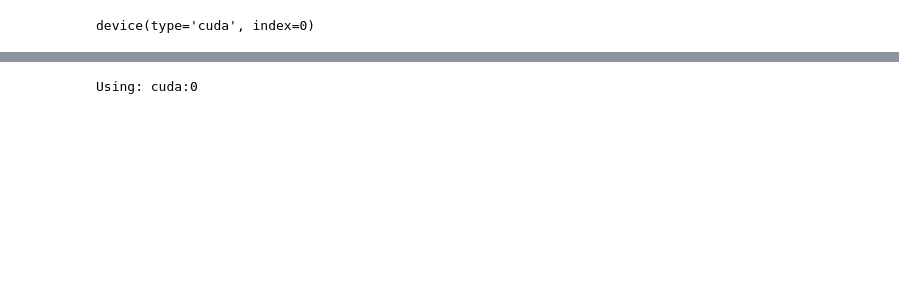
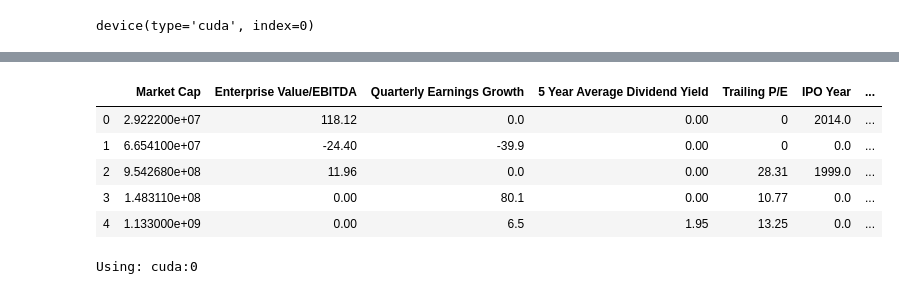
Before and after one commit to KevinJustinYu/Stock-Market-Analysis, a Jupyter notebook: Pytorch Neural Net For Predicting Prices.ipynb, the cells around one changed output, grey strips where cells are left out. Cells and saved outputs as stored; diff of their text form; code cells hidden in the pictures; blank space fills up the shorter version.

```diff
--- a/Pytorch Neural Net For Predicting Prices.ipynb
+++ b/Pytorch Neural Net For Predicting Prices.ipynb
@@ -62,13 +62,27 @@ def apply_dl(X, y, categorical):
 # %%
-financial_data = pd.read_csv("csv_files/company_stats_2019-08-30.csv")
-financial_data = financial_data[pd.notnull(financial_data['Industry'])] # Remove rows with nan values for industry
-financial_data = financial_data[pd.notnull(financial_data['Sector'])]  # Remove rows with nan values for sector
+csv_filenames = glob.glob("csv_files/company_stats_*.csv")
+financial_data = pd.DataFrame()
+for csv_name in tqdm(csv_filenames):
+    # Remove rows with nan values for industry and sector
+    try:
+        daily_data = pd.read_csv(csv_name, encoding='cp1252')
+        daily_data = daily_data[pd.notnull(daily_data['Industry'])]
+        daily_data = daily_data[pd.notnull(daily_data['Sector'])]
+        financial_data = financial_data.append(daily_data, sort=False)
+    except:
+        print('Importing data from', csv_name, 'failed.')
+
+financial_data = financial_data.reset_index()
+print(financial_data.head())
+print('Master dataframe columns: ', financial_data.columns)
+
 # Convert sector and industry to categoricals
 financial_data['Industry'] = financial_data['Industry'].astype('category')
 financial_data['Sector'] = financial_data['Sector'].astype('category')
 
 to_remove = ['Ticker', 'Name', 'Price', 'IPO Year']
 categorical = ['Sector', 'Industry']
+
 # Convert categorical variables to integers to feed in the model
 financial_data[categorical] = financial_data[categorical].apply(lambda x: x.cat.codes)
 feature_cols = [x for x in financial_data.columns if x not in to_remove]
@@ -83,3 +117,42 @@ valdl = apply_dl(X_test, y_test, categorical)
+# %%
+def parse_col_attributes(col_name):
+    replacements = {
+                        '(TTM)' : '',
+                        '(ttm)' : '',
+                        '(YOY)' : '',
+                        ' (intraday)' : '',
+                        ' (5 yr expected)' : '',
+                        '(5yr Expected)': '',
+                        '(3Y Monthly)' : '',
+                        ' (3Y Monthly)' : ''
+                   }
+    for code, replacement in replacements.items():
+        col_name = col_name.replace(code, replacement)
+    return col_name
+
+# Get the unique column values in the dataframe so we can combine data
+unique_attributes = set([parse_col_attributes(col) for col in financial_data.columns])
+
+# Iterate through attributes and fill master_data
+master_data = pd.DataFrame()
+for attribute in tqdm(unique_attributes):
+    supporting_attributes = [x for x in financial_data.columns if attribute in x]
+    master_data[attribute] = financial_data[supporting_attributes[0]]
+    # Combine columns with same attribute using the non zero value
+    for i in range(1, len(supporting_attributes)):
+        ###for j, val in enumerate(financial_data[supporting_attributes[i]]):
+        #    print(master_data.loc[j, attribute])
+        #    master_data.loc[j, attribute] = get_non_zero(master_data[attribute].loc[j], val)
+        master_data[attribute] = master_data[attribute].combine(financial_data[supporting_attributes[i]], lambda x, y: x if (y == 0 or float('nan')) else y)
+
+master_data.head()
+# %% [output]
+|  | Market Cap | Enterprise Value/EBITDA | Quarterly Earnings Growth | 5 Year Average Dividend Yield | Trailing P/E | IPO Year | ... |
+| 0 | 2.922200e+07 | 118.12 | 0.0 | 0.00 | 0 | 2014.0 | ... |
+| 1 | 6.654100e+07 | -24.40 | -39.9 | 0.00 | 0 | 0.0 | ... |
+| 2 | 9.542680e+08 | 11.96 | 0.0 | 0.00 | 28.31 | 1999.0 | ... |
+| 3 | 1.483110e+08 | 0.00 | 80.1 | 0.00 | 10.77 | 0.0 | ... |
+| 4 | 1.133000e+09 | 0.00 | 6.5 | 1.95 | 13.25 | 0.0 | ... |
 # %%
 def emb_init(x):
     x = x.weight.data
```
Also changed, not shown: parts of 7 cells of this notebook, 5 other files.
